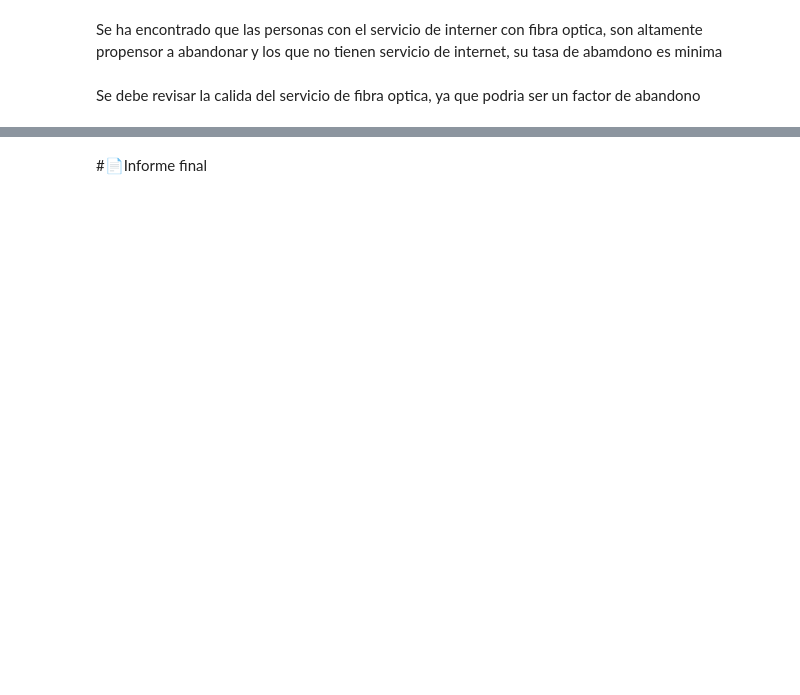
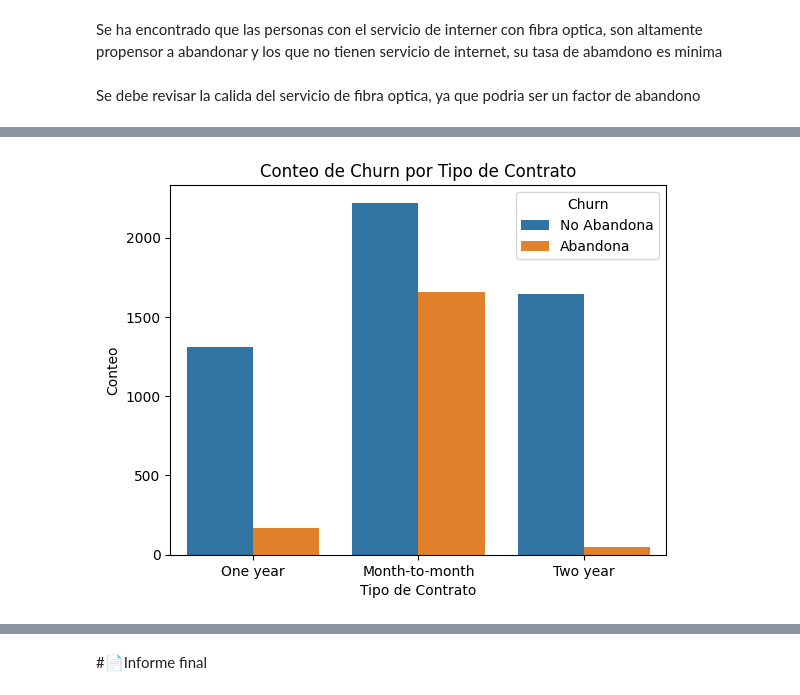
Before and after one commit to Cristiand056/Alura_Teleconx_LATAM, a Jupyter notebook: TelecomX_LATAM.ipynb, the cells around one changed output, grey strips where cells are left out. Saved outputs shown, nothing was run; the diff lists cells and outputs as text; code cells hidden in the pictures; blank space fills up the shorter version.

```diff
--- a/TelecomX_LATAM.ipynb
+++ b/TelecomX_LATAM.ipynb
@@ -220,3 +222,11 @@ plt.show()
 Se ha encontrado que las personas con el servicio de interner con fibra optica, son altamente propensor a abandonar y los que no tienen servicio de internet, su tasa de abamdono es minima
 # %% [markdown]
 Se debe revisar la calida del servicio de fibra optica, ya que podria ser un factor de abandono
+# %%
+sns.countplot(data=df_completo, x='Contract', hue='Churn')
+plt.title('Conteo de Churn por Tipo de Contrato')
+plt.xlabel('Tipo de Contrato')
+plt.ylabel('Conteo')
+plt.legend(title='Churn', labels=['No Abandona', 'Abandona'])
+plt
+# %% [output]
@@ -222,0 +234 @@ Se debe revisar la calida del servicio de fibra optica, ya que podria ser un fac
+[figure, added]
```
Also changed, not shown: parts of 11 cells of this notebook.
